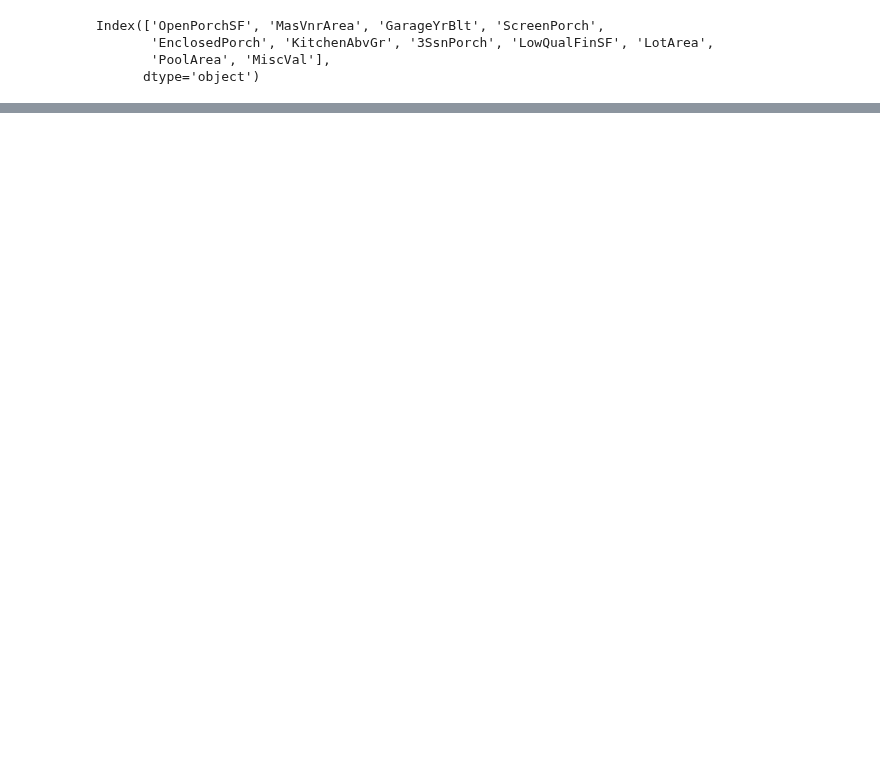
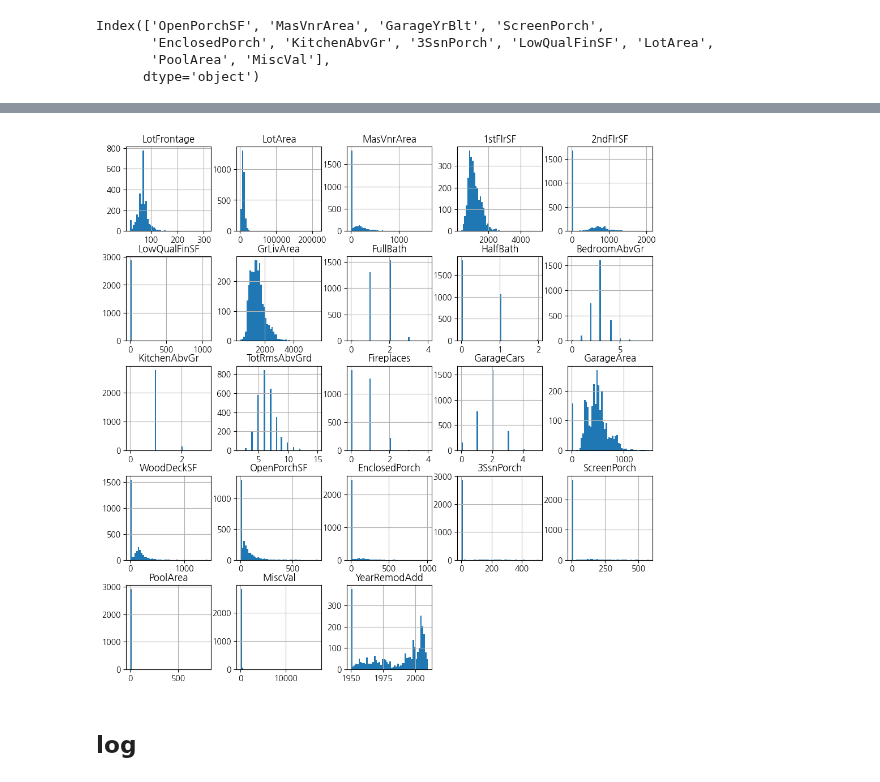
Before and after one commit to wumusill/AI_School, a Jupyter notebook: ML/House_Price/feature_engineering.ipynb, the cells around one changed output, grey strips where cells are left out. Saved outputs shown, nothing was run; the diff lists cells and outputs as text; code cells hidden in the pictures; blank space fills up the shorter version.

```diff
--- a/ML/House_Price/feature_engineering.ipynb
+++ b/ML/House_Price/feature_engineering.ipynb
@@ -478,0 +486,13 @@ Index(['OpenPorchSF', 'MasVnrArea', 'GarageYrBlt', 'ScreenPorch',
+# %%
+log_features = ['LotFrontage','LotArea','MasVnrArea','BsmtFinSF1','BsmtFinSF2','BsmtUnfSF',
+                 'TotalBsmtSF','1stFlrSF','2ndFlrSF','LowQualFinSF','GrLivArea',
+                 'BsmtFullBath','BsmtHalfBath','FullBath','HalfBath','BedroomAbvGr','KitchenAbvGr',
+                 'TotRmsAbvGrd','Fireplaces','GarageCars','GarageArea','WoodDeckSF','OpenPorchSF',
+                 'EnclosedPorch','3SsnPorch','ScreenPorch','PoolArea','MiscVal','YearRemodAdd']
+# %%
+df[log_features].hist(bins=50, figsize=(12, 12));
+plt.show()
+# %% [output]
+[figure, added]
+# %% [markdown]
+## log
```
Also changed, not shown: parts of 30 cells of this notebook, 5 other files.
